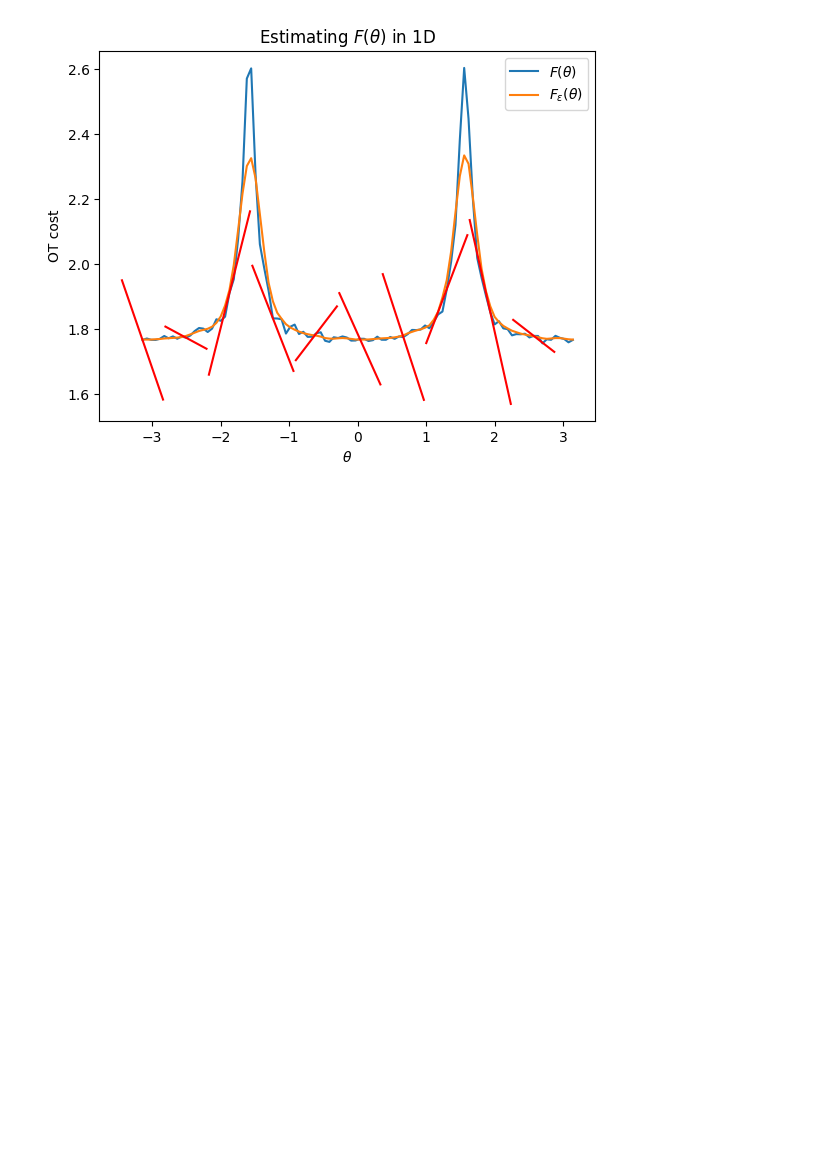
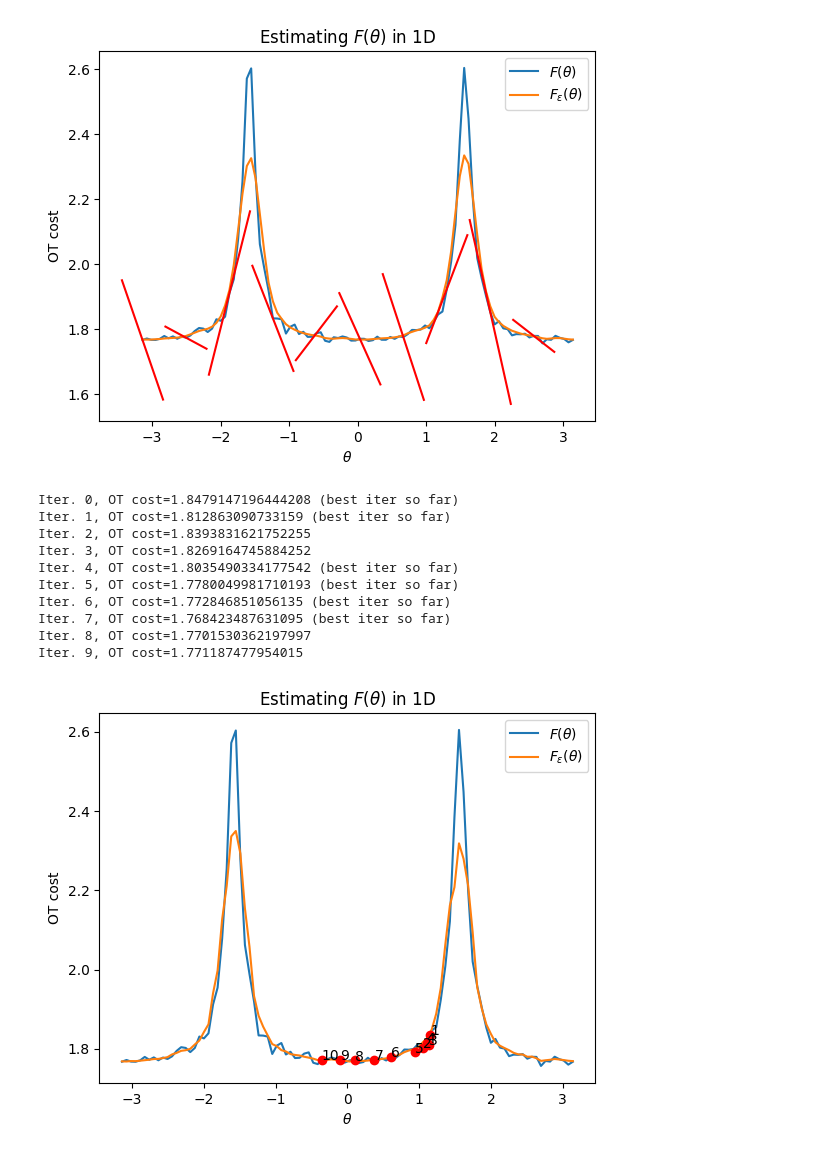
Before and after one commit to rtavenar/dgswp, a Jupyter notebook: test_swgg_optim_1d.ipynb, the cells around one changed output. Cells and saved outputs as stored; diff of their text form; code cells hidden in the pictures; blank space fills up the shorter version.

```diff
--- a/test_swgg_optim_1d.ipynb
+++ b/test_swgg_optim_1d.ipynb
@@ -150,3 +150,20 @@ F, F_epsilon, grad_F_epsilon, sliced = compute_stuff(x, y, n_angles=n_angles, n_
 plot_F_theta_1d(n_angles, F, F_epsilon, grad_F_epsilon, sliced)
 # %% [output]
 [figure]
+# %%
+
+F, F_epsilon, grad_F_epsilon, sliced = compute_stuff(x, y, n_angles=n_angles, n_samples=100, sigma=.1,
+                                                     plot_grads=False, n_steps_gradient=10)
+plot_F_theta_1d(n_angles, F, F_epsilon, grad_F_epsilon, sliced)
+# %% [output]
+Iter. 0, OT cost=1.8479147196444208 (best iter so far)
+Iter. 1, OT cost=1.812863090733159 (best iter so far)
+Iter. 2, OT cost=1.8393831621752255
+Iter. 3, OT cost=1.8269164745884252
+Iter. 4, OT cost=1.8035490334177542 (best iter so far)
+Iter. 5, OT cost=1.7780049981710193 (best iter so far)
+Iter. 6, OT cost=1.772846851056135 (best iter so far)
+Iter. 7, OT cost=1.768423487631095 (best iter so far)
+Iter. 8, OT cost=1.7701530362197997
+Iter. 9, OT cost=1.771187477954015
+[figure, added]
```
